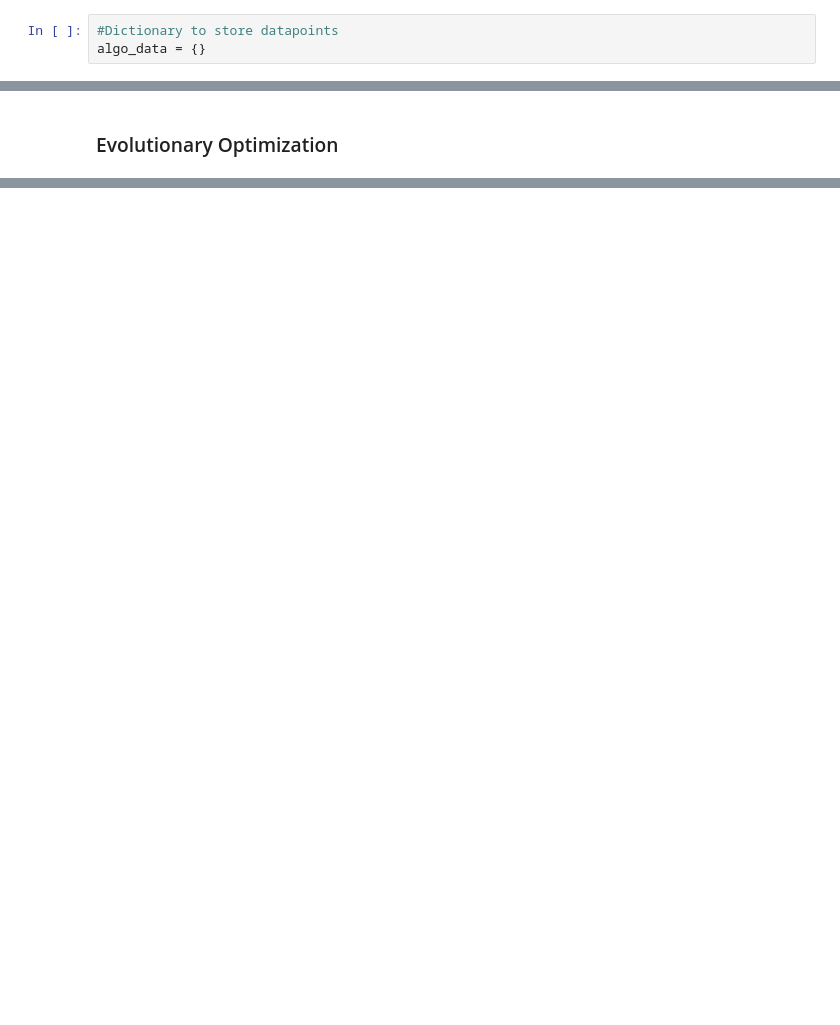
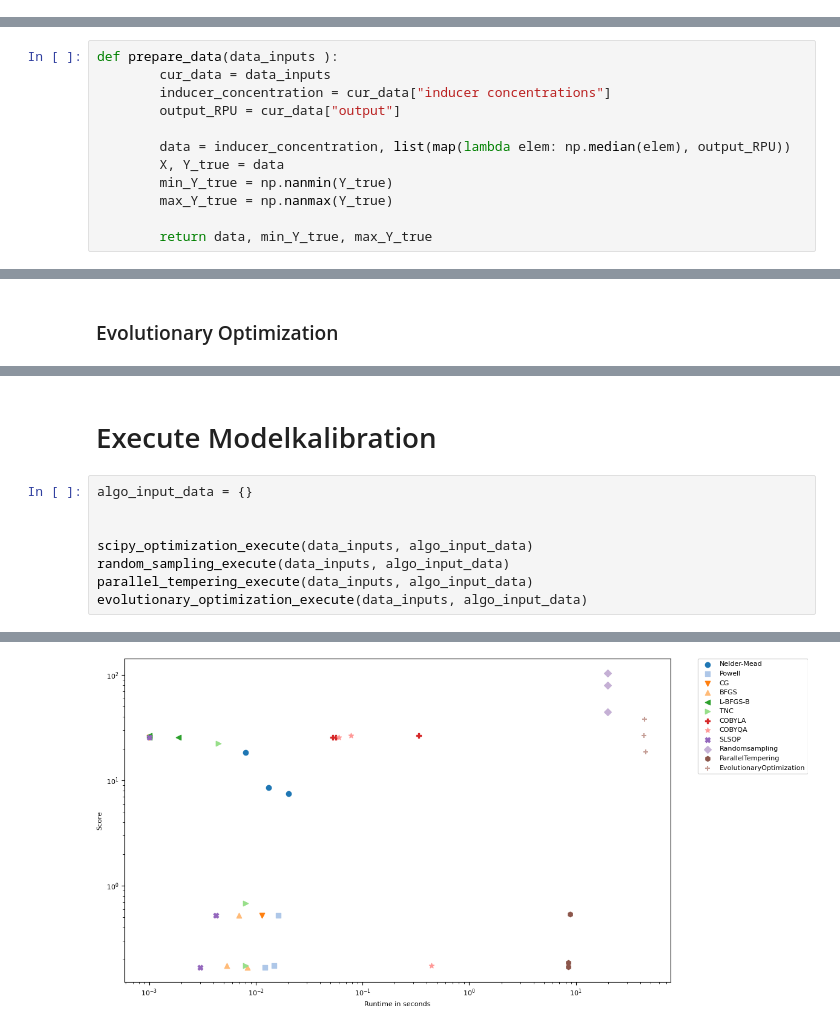
Before and after one commit to justheretostealcode/CTK-ColiToolKit, a Jupyter notebook: model_comparison.ipynb, the cells around one changed output, grey strips where cells are left out. Cells and saved outputs as stored; diff of their text form; blank space fills up the shorter version.

Commit message:
Added Outputdata and general overhaul

```diff
--- a/model_comparison.ipynb
+++ b/model_comparison.ipynb
@@ -739,9 +737,6 @@ class EvolutionaryOptimization(OptimizationAlgorithm):
         return generation_params[shaped_minimal_index[0]][shaped_minimal_index[1]], generation_score[shaped_minimal_index[0]][shaped_minimal_index[1]]
 # %% [markdown]
 <H1>Define Optimization Measurement</H1>
-# %%
-#Dictionary to store datapoints
-algo_data = {}
 # %%
 import time
 
@@ -752,6 +747,18 @@ def benchmark_Algorithm(model: OptimizationAlgorithm, *args):
     execution_time = end - start
 
     return (execution_time, result)
+# %%
+def prepare_data(data_inputs ):
+        cur_data = data_inputs
+        inducer_concentration = cur_data["inducer concentrations"]
+        output_RPU = cur_data["output"]
+
+        data = inducer_concentration, list(map(lambda elem: np.median(elem), output_RPU))
+        X, Y_true = data
+        min_Y_true = np.nanmin(Y_true)
+        max_Y_true = np.nanmax(Y_true)
+
+        return data, min_Y_true, max_Y_true
 # %% [markdown]
 <H3>Random Sampling</H3>
 # %%
@@ -1025,0 +954,11 @@ findfont: Generic family 'serif' not found because none of the following familie
+# %% [markdown]
+<H1>Execute Modelkalibration</H1>
+# %%
+algo_input_data = {}
+
+
+scipy_optimization_execute(data_inputs, algo_input_data)
+random_sampling_execute(data_inputs, algo_input_data)
+parallel_tempering_execute(data_inputs, algo_input_data)
+evolutionary_optimization_execute(data_inputs, algo_input_data)
+# %% [output]
@@ -1025,0 +982 @@ findfont: Generic family 'serif' not found because none of the following familie
+[figure, added]
```
Also changed, not shown: parts of 16 cells of this notebook.
